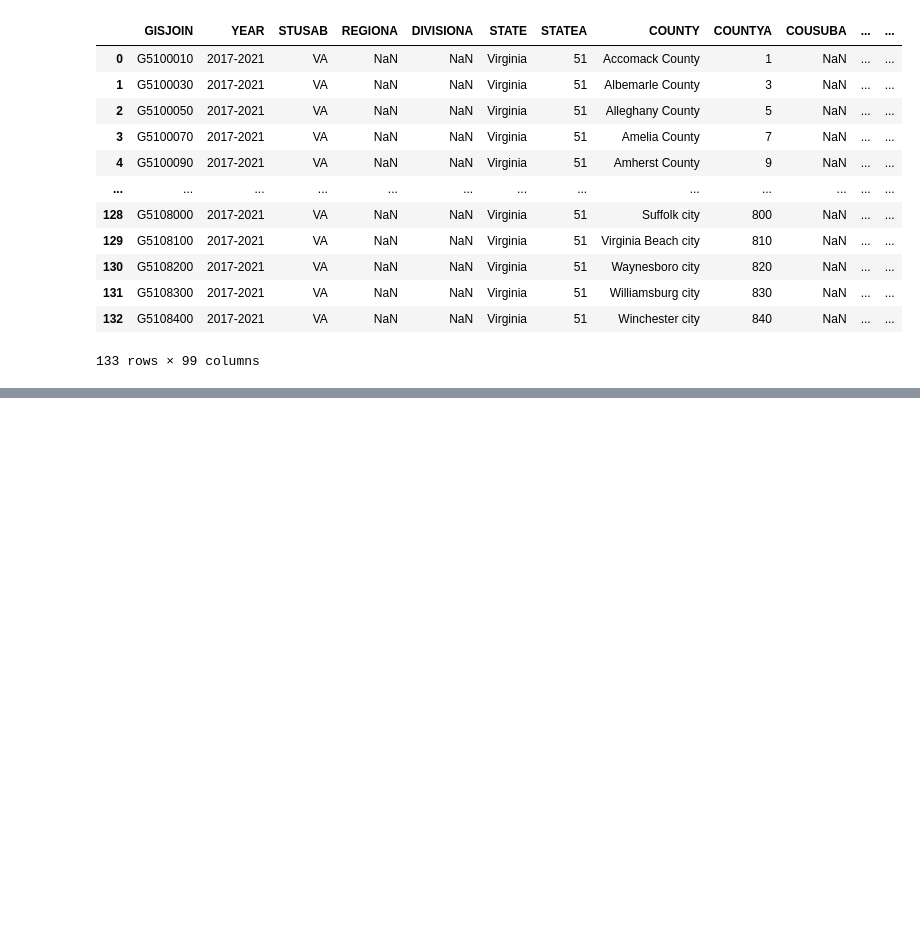
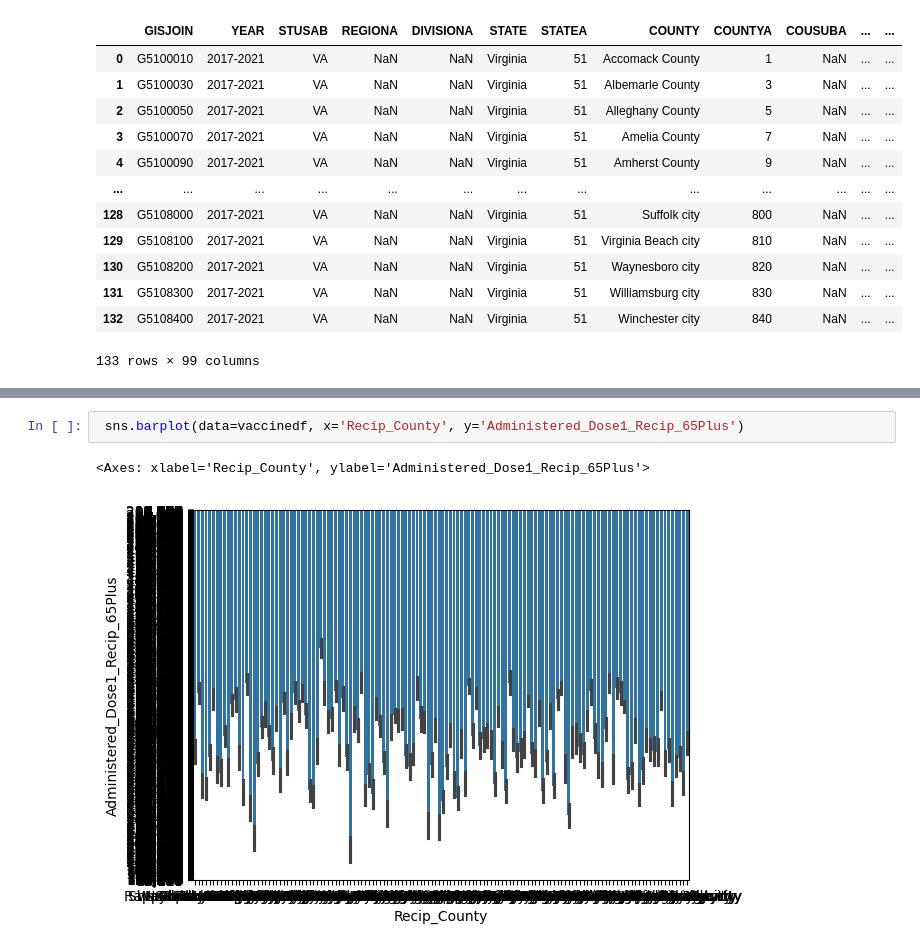
Before and after one commit to natchan19/COVIDResearch, a Jupyter notebook: DataCleaning.ipynb, the cells around one changed output, grey strips where cells are left out. Cells and saved outputs as stored; diff of their text form; blank space fills up the shorter version.

```diff
--- a/DataCleaning.ipynb
+++ b/DataCleaning.ipynb
@@ -37,0 +174,5 @@ nhgis5
+# %%
+ sns.barplot(data=vaccinedf, x='Recip_County', y='Administered_Dose1_Recip_65Plus')
+# %% [output]
+<Axes: xlabel='Recip_County', ylabel='Administered_Dose1_Recip_65Plus'>
+[figure, added]
```
Also changed, not shown: parts of 14 cells of this notebook, 1 other file.
